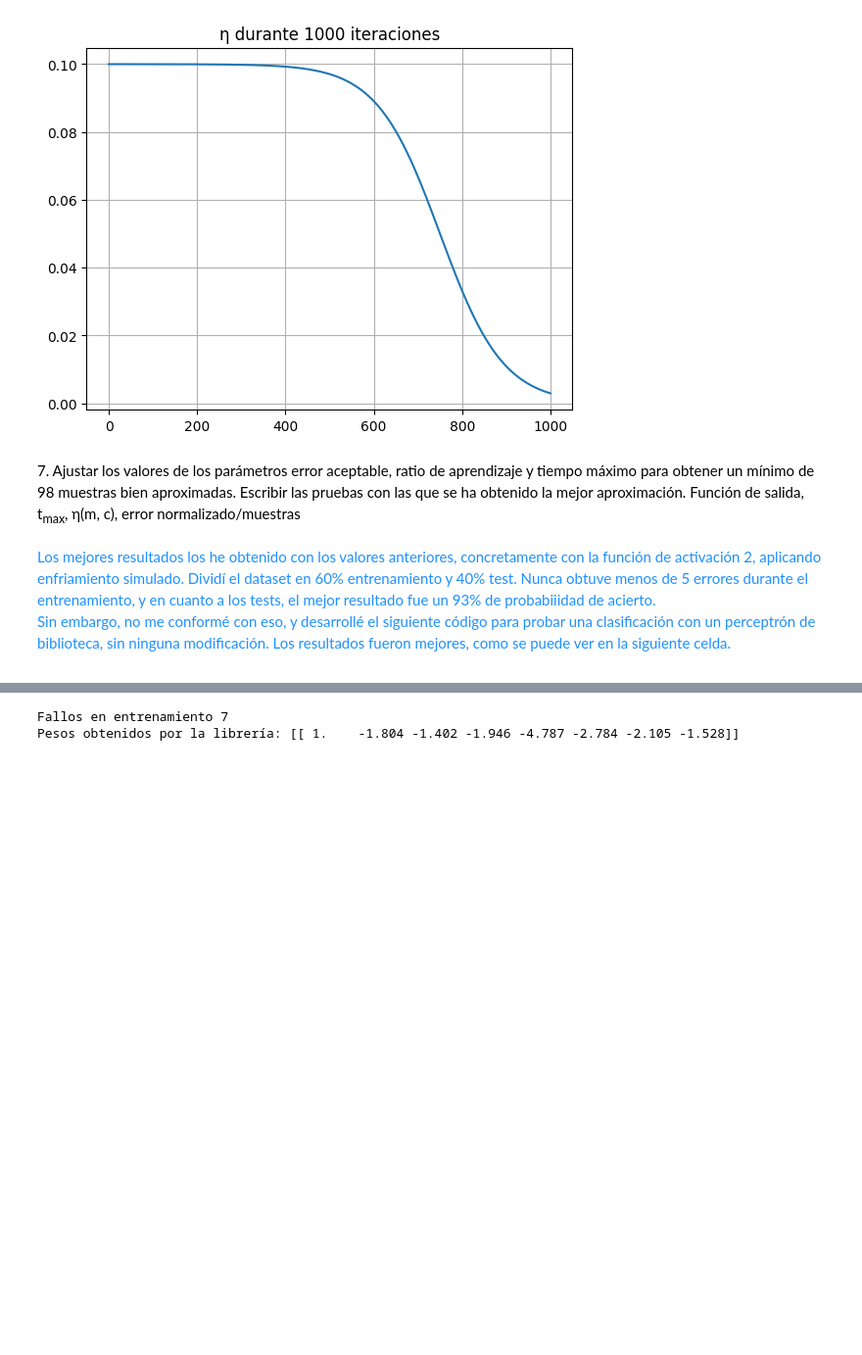
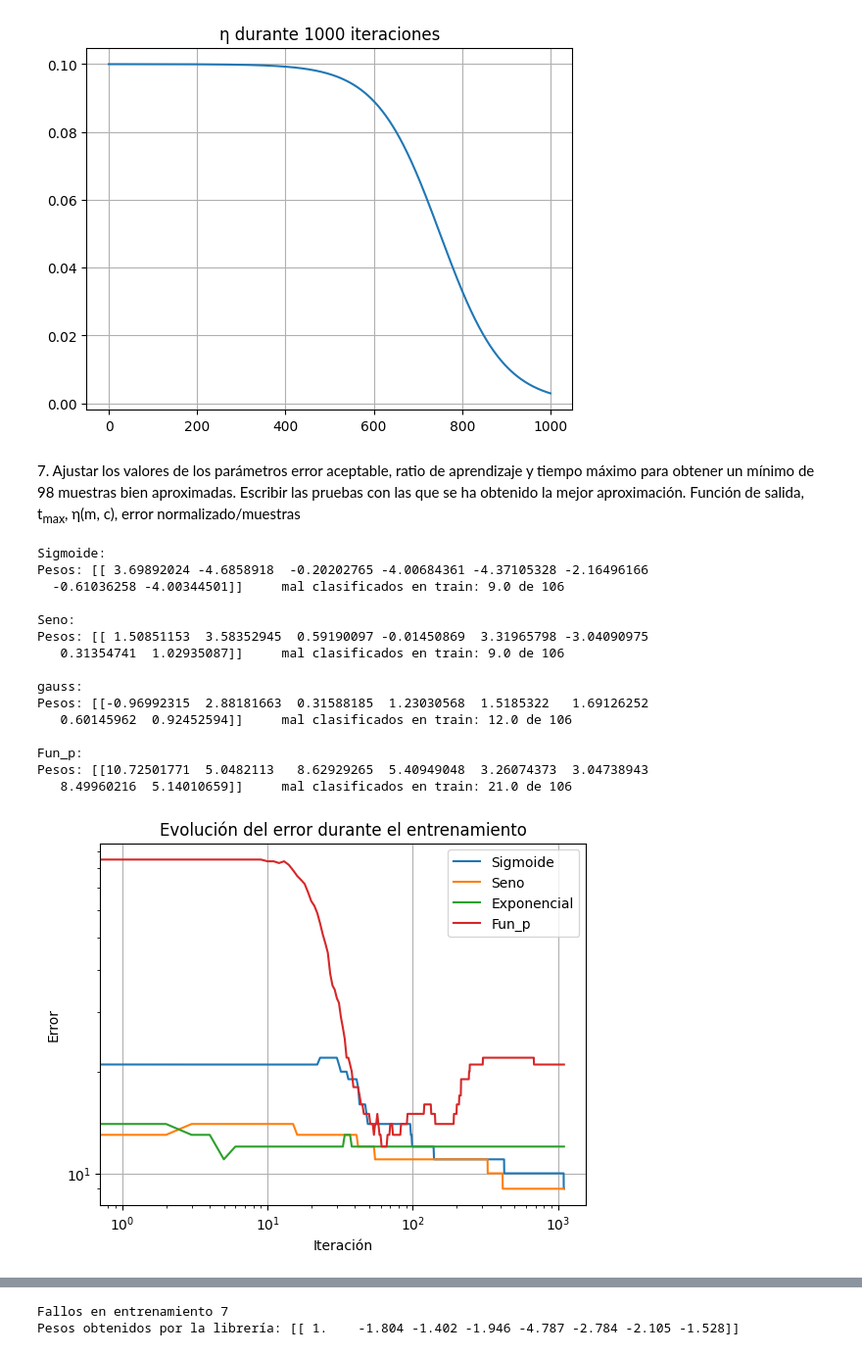
Before and after one commit to Apriea04/ComputacionNeuronalEvolutiva, a Jupyter notebook: Computación Evolutiva/Práctica 0/Pate 2.ipynb, the cells around one changed output, grey strips where cells are left out. Shown at 98% size. Saved outputs shown, nothing was run; the diff lists cells and outputs as text; code cells hidden in the pictures; blank space fills up the shorter version.

```diff
--- a/Computación Evolutiva/Práctica 0/Pate 2.ipynb
+++ b/Computación Evolutiva/Práctica 0/Pate 2.ipynb
@@ -337,7 +337,7 @@ def evaluar_perceptron(test_data, w, fun_activacion: callable, porcentaje_activa
 # %%
 # Parámetros aceptables
 max_error = 2
-max_iter = 15000
+max_iter = 1100
 p = 0.6
 p_2 = math.exp(-1)
 enfr = True
@@ -360,34 +360,47 @@ print()
 
 w_exp, errores_gauss, iter = entrenar_perceptron(train_data, max_iter, max_error, m, c, gauss, derivada_gauss, p_2, False, eta)
 print("gauss:")
 print("Pesos:",w_exp ,"\tmal clasificados en train:", errores_gauss[-1],"de", len(train_data))
 if (test_percent != 0):
     print("Error con los tests:", evaluar_perceptron(test_data, w_exp, gauss, p_2))
 print()
 
 w_fun, errores_fun_p, iter = entrenar_perceptron(train_data, max_iter, max_error, m, c, fun_p, derivada_fun_p, p, False, eta)
 print("Fun_p:")
 print("Pesos:",w_fun ,"\tmal clasificados en train:", errores_fun_p[-1],"de", len(train_data))
 if (test_percent != 0):
     print("Error con los tests:", evaluar_perceptron(test_data, w_fun, fun_p, p))
 print()
 
 
 
 # Dibujar evolucion del error
 plt.loglog(errores_sigm)
 plt.loglog(errores_sin)
 plt.loglog(errores_gauss)
 plt.loglog(errores_fun_p)
 plt.title("Evolución del error durante el entrenamiento")
 plt.xlabel("Iteración")
 plt.ylabel("Error")
 plt.legend(["Sigmoide", "Seno", "Exponencial", "Fun_p"])
 plt.grid()
 plt.show()
 
 # El objetivo de 98 muestras de entrenamiento bien aproximadas es obtener 8 errores o menos
+# %% [output]
+Sigmoide:
+Pesos: [[ 3.69892024 -4.6858918  -0.20202765 -4.00684361 -4.37105328 -2.16496166
+  -0.61036258 -4.00344501]]     mal clasificados en train: 9.0 de 106
+
+Seno:
+Pesos: [[ 1.50851153  3.58352945  0.59190097 -0.01450869  3.31965798 -3.04090975
+   0.31354741  1.02935087]]     mal clasificados en train: 9.0 de 106
+
+gauss:
+Pesos: [[-0.96992315  2.88181663  0.31588185  1.23030568  1.5185322   1.69126252
+   0.60145962  0.92452594]]     mal clasificados en train: 12.0 de 106
+
+Fun_p:
+Pesos: [[10.72501771  5.0482113   8.62929265  5.40949048  3.26074373  3.04738943
+   8.49960216  5.14010659]]     mal clasificados en train: 21.0 de 106
+[figure, added]
-# %% [markdown]
-<div style="color: DodgerBlue;">Los mejores resultados los he obtenido con los valores anteriores, concretamente con la función de activación 2, aplicando enfriamiento simulado. Dividí el dataset en 60% entrenamiento y 40% test. Nunca obtuve menos de 5 errores durante el entrenamiento, y en cuanto a los tests, el mejor resultado fue un 93% de probabiiidad de acierto.
-
-Sin embargo, no me conformé con eso, y desarrollé el siguiente código para probar una clasificación con un perceptrón de biblioteca, sin ninguna modificación. Los resultados fueron mejores, como se puede ver en la siguiente celda.</div>
```
Also changed, not shown: parts of 3 cells of this notebook, 1 other file.
